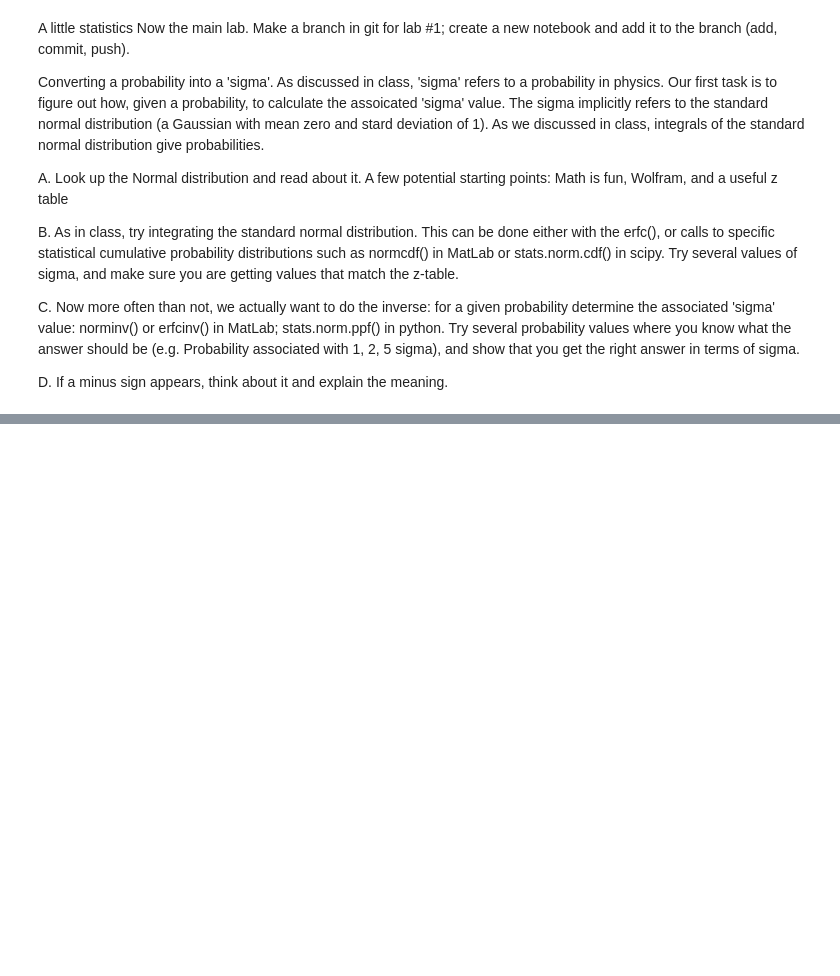
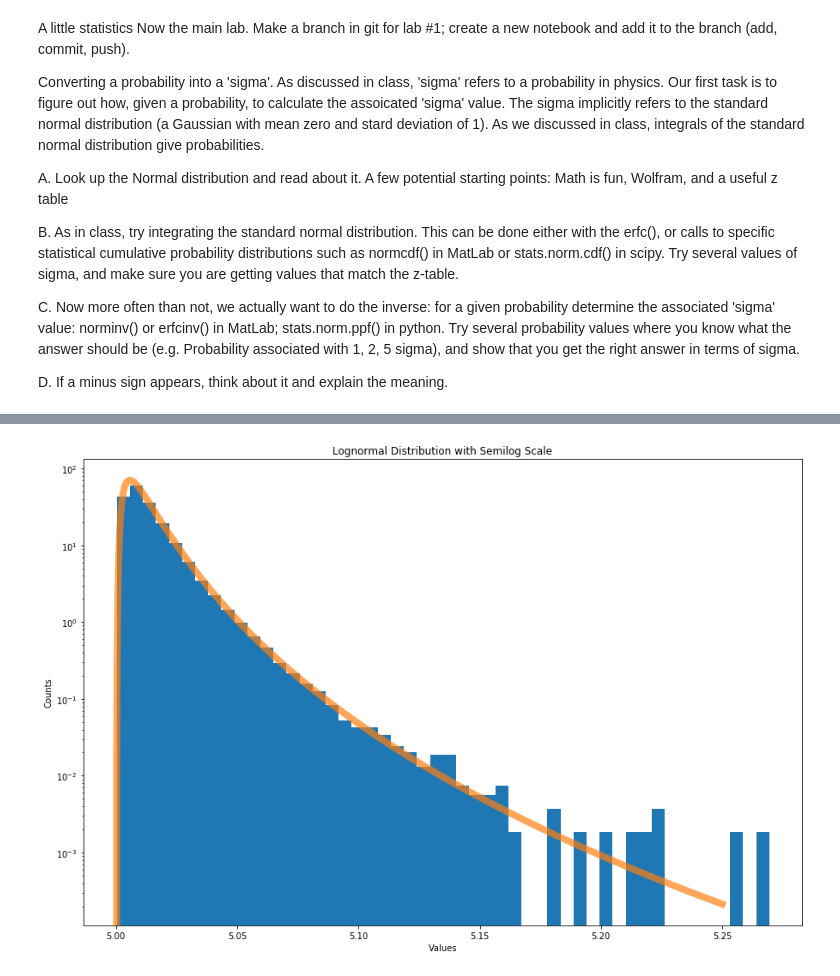
Before and after one commit to ecb49/burns_phys434, a Jupyter notebook: lab1/Burns_Lab1.ipynb, the cells around one changed output, grey strips where cells are left out. Drawn from its saved outputs; the diff is of its cells as text; code cells hidden in the pictures; blank space fills up the shorter version.

```diff
--- a/lab1/Burns_Lab1.ipynb
+++ b/lab1/Burns_Lab1.ipynb
@@ -13,0 +71,12 @@ D. If a minus sign appears, think about it and explain the meaning.
+# %%
+fig, ax = plt.subplots(1,1)
+ax.hist(log_dset,50,density=True)
+x = np.linspace(5.0,5.25,1000)
+plt.yscale('log')
+plt.xlabel('Values')
+plt.ylabel('Counts')
+plt.title('Lognormal Distribution with Semilog Scale')
+ax.plot(x,stats.lognorm.pdf(x,s,loc=5., scale = .01),linewidth = 8, alpha = 2.7)
+plt.show()
+# %% [output]
+[figure, added]
```
Also changed, not shown: parts of 15 cells of this notebook.
